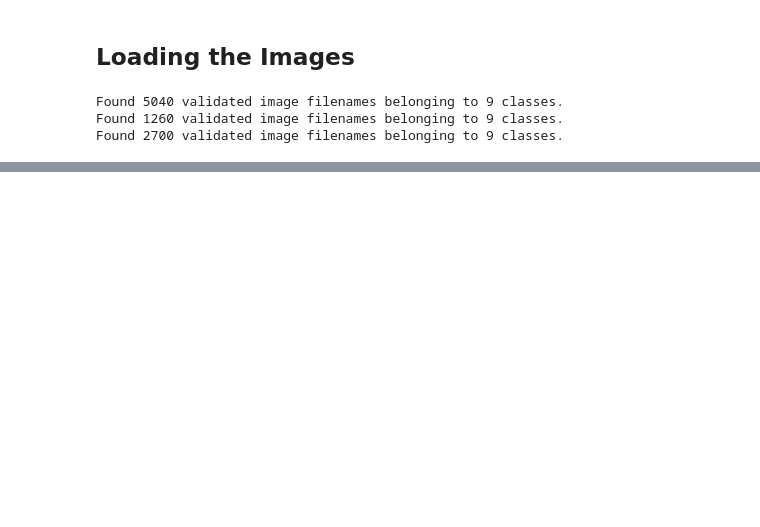
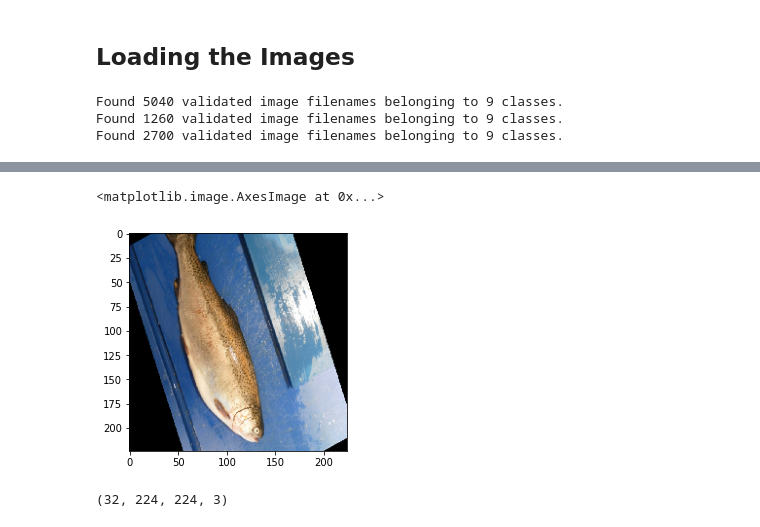
Before and after one commit to Confusion-Matrix-2023/Fish_Classification, a Jupyter notebook: fish-identification.ipynb, the cells around one changed output, grey strips where cells are left out. Cells and saved outputs as stored; diff of their text form; code cells hidden in the pictures; blank space fills up the shorter version.

```diff
--- a/fish-identification.ipynb
+++ b/fish-identification.ipynb
@@ -229,0 +259,12 @@ Test Accuracy: 99.96%
+# %%
+from tensorflow.keras.preprocessing import image
+
+import matplotlib.pyplot as plt
+FileName = 'test images/Trout.png'
+
+img = image.load_img(FileName,target_size=(224,224))
+
+plt.imshow(img)
+# %% [output]
+<matplotlib.image.AxesImage at 0x...>
+[figure, added]
@@ -229,0 +273,4 @@ Test Accuracy: 99.96%
+# %%
+test_images.next()[0].shape
+# %% [output]
+(32, 224, 224, 3)
```
Also changed, not shown: parts of 11 cells of this notebook, 17 other files.
